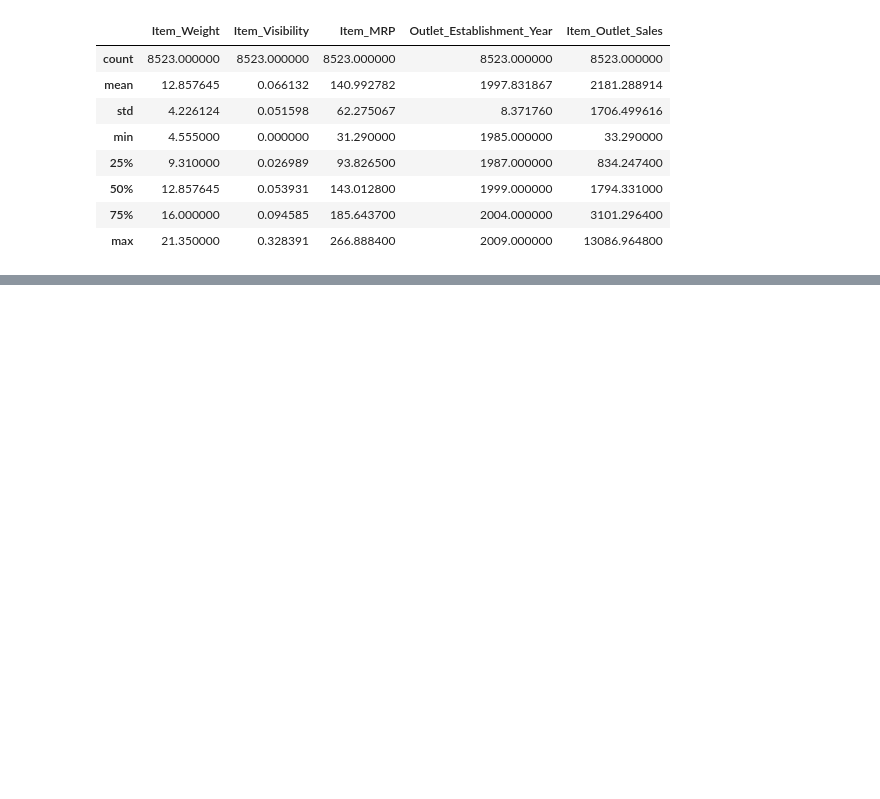
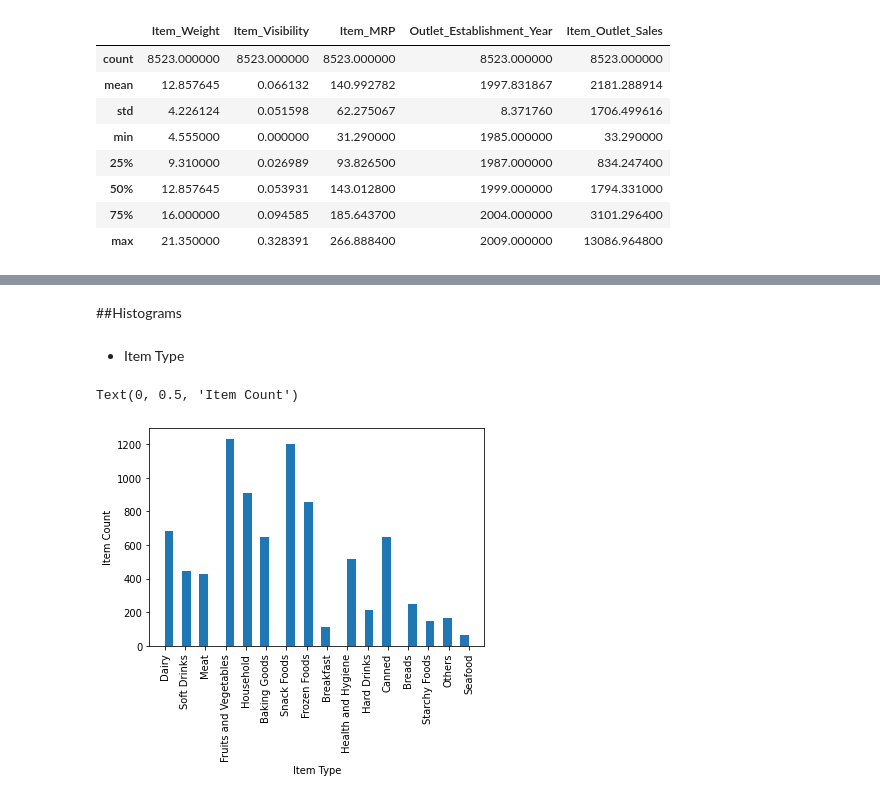
Before and after one commit to AislingGilder85/Food-Sales-Prediciton, a Jupyter notebook: Food_Sales_Prediction.ipynb, the cells around one changed output, grey strips where cells are left out. Saved outputs shown, nothing was run; the diff lists cells and outputs as text; code cells hidden in the pictures; blank space fills up the shorter version.

```diff
--- a/Food_Sales_Prediction.ipynb
+++ b/Food_Sales_Prediction.ipynb
@@ -228,0 +256,13 @@ df.describe()
+# %% [markdown]
+##Histograms
+# %% [markdown]
+- Item Type
+# %%
+df['Item_Type'].hist(bins=35)
+plt.xticks(rotation = 90)
+plt.grid(False)
+plt.xlabel('Item Type')
+plt.ylabel('Item Count')
+# %% [output]
+Text(0, 0.5, 'Item Count')
+[figure, added]
```
Also changed, not shown: parts of 20 cells of this notebook.
